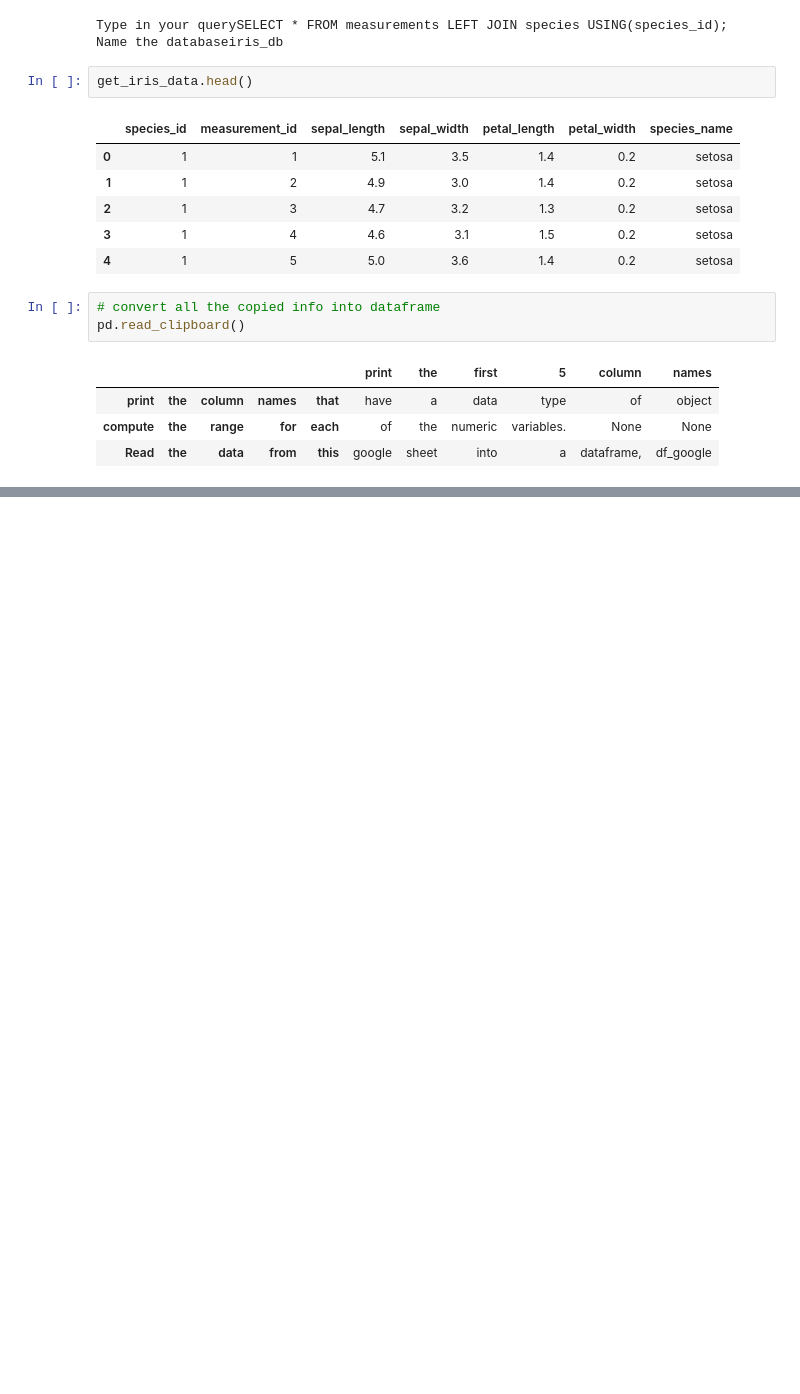
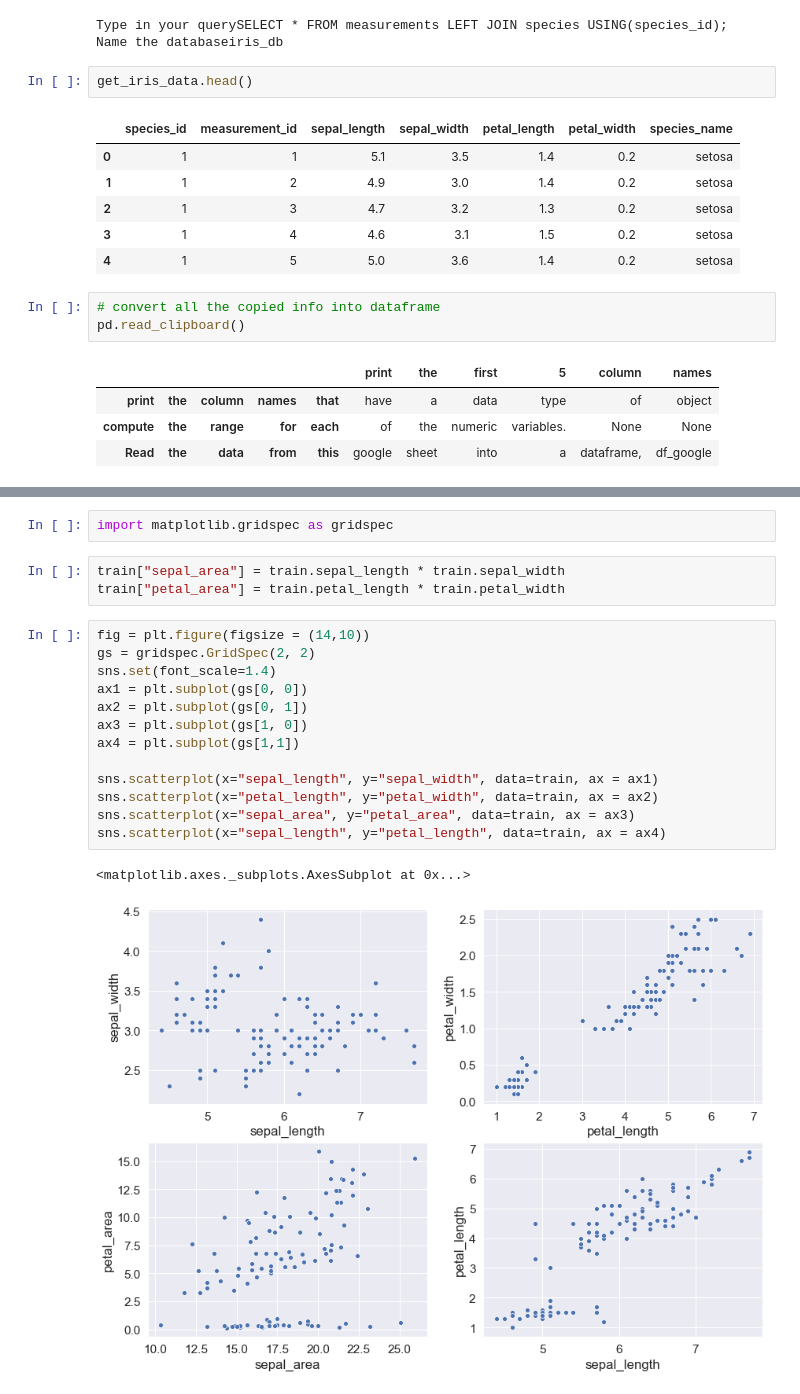
Before and after one commit to Jacqueline-A-Shay/ds-methodologies-exercises, a Jupyter notebook: classification/classification_exercises.ipynb, the cells around one changed output, grey strips where cells are left out. Cells and saved outputs as stored; diff of their text form; blank space fills up the shorter version.

```diff
--- a/classification/classification_exercises.ipynb
+++ b/classification/classification_exercises.ipynb
@@ -267,0 +362,21 @@ pd.read_clipboard()
+# %%
+import matplotlib.gridspec as gridspec
+# %%
+train["sepal_area"] = train.sepal_length * train.sepal_width
+train["petal_area"] = train.petal_length * train.petal_width
+# %%
+fig = plt.figure(figsize = (14,10))
+gs = gridspec.GridSpec(2, 2)
+sns.set(font_scale=1.4)
+ax1 = plt.subplot(gs[0, 0])
+ax2 = plt.subplot(gs[0, 1])
+ax3 = plt.subplot(gs[1, 0])
+ax4 = plt.subplot(gs[1,1])
+
+sns.scatterplot(x="sepal_length", y="sepal_width", data=train, ax = ax1)
+sns.scatterplot(x="petal_length", y="petal_width", data=train, ax = ax2)
+sns.scatterplot(x="sepal_area", y="petal_area", data=train, ax = ax3)
+sns.scatterplot(x="sepal_length", y="petal_length", data=train, ax = ax4)
+# %% [output]
+<matplotlib.axes._subplots.AxesSubplot at 0x...>
+[figure, added]
```
Also changed, not shown: parts of 17 cells of this notebook, 10 other files.
